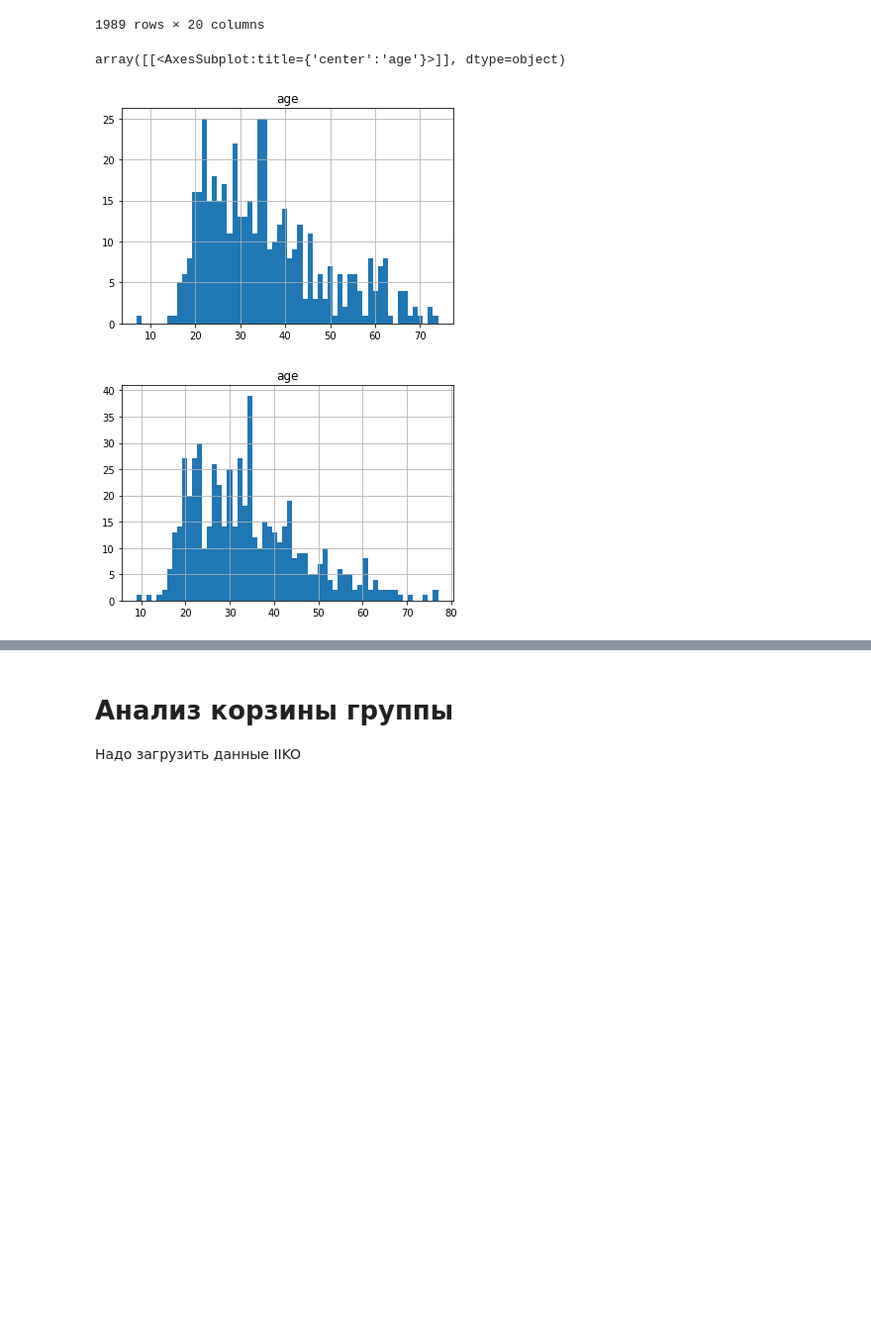
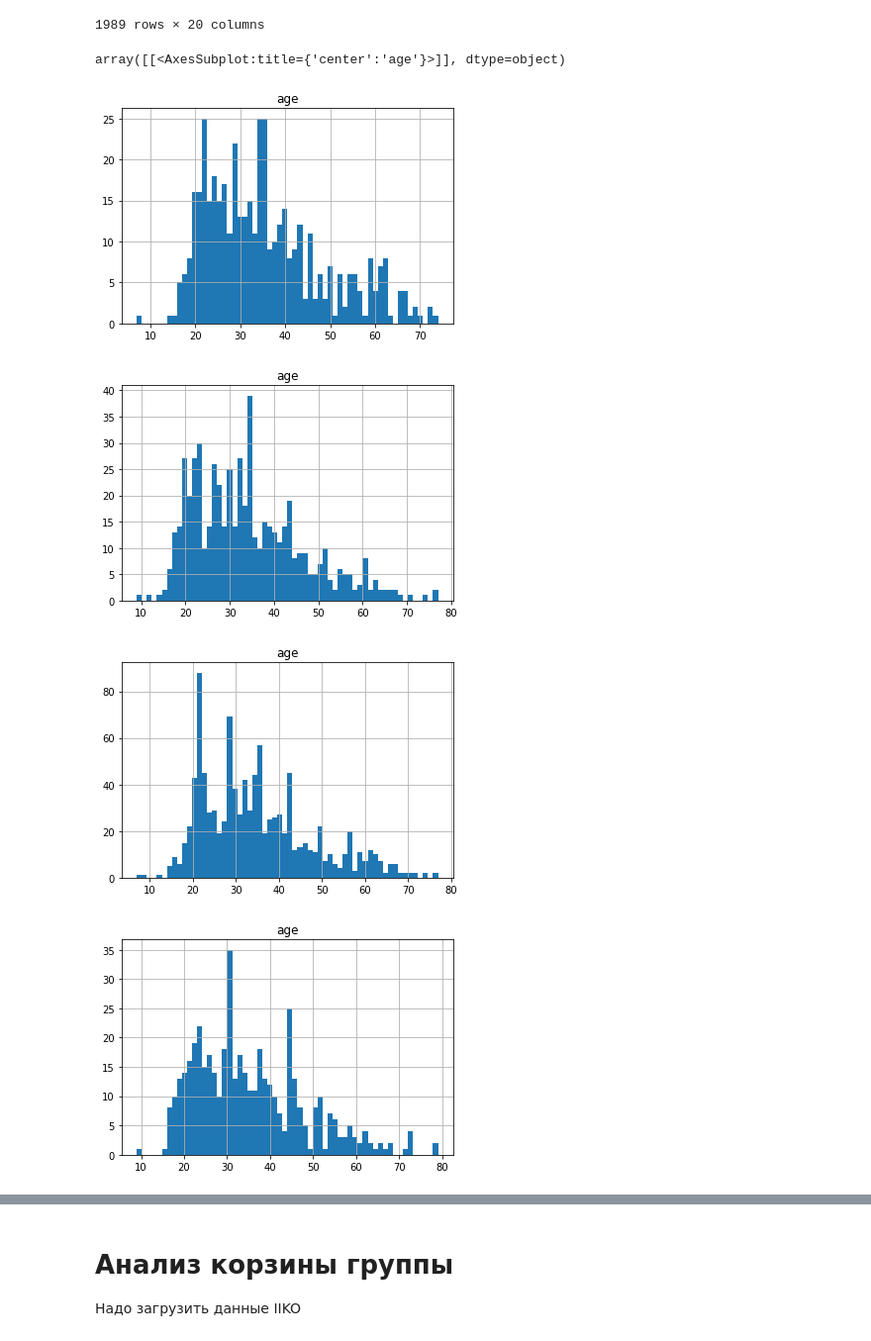
Before and after one commit to KeskilV/rb_udsiiko, a Jupyter notebook: ipynb/UDS_IIKO1.ipynb, the cells around one changed output, grey strips where cells are left out. Shown: that part at 99% size. Cells and saved outputs as stored; diff of their text form; code cells hidden in the pictures; blank space fills up the shorter version.

```diff
--- a/ipynb/UDS_IIKO1.ipynb
+++ b/ipynb/UDS_IIKO1.ipynb
@@ -996,7 +1037,12 @@ df_contacts.to_excel('контакты суперклиентов по ABC.xlsx'
 # %%
 pd.DataFrame.hist(df_contacts.loc[df_contacts['ABCОплата RUB']=='A1',['age']], bins=60)
 pd.DataFrame.hist(df_contacts.loc[df_contacts['ABCОплата RUB']=='A2',['age']], bins=60)
+pd.DataFrame.hist(df_contacts.loc[df_contacts['ABCОплата RUB'].isin(['A1','A2']),['age']], bins=60)
+pd.DataFrame.hist(df_contacts.loc[df_contacts['ABCОплата RUB']=='B',['age']], bins=60)
+pd.DataFrame.hist(df_contacts.loc[df_contacts['ABCОплата RUB']=='C',['age']], bins=60)
 # %% [output]
 array([[<AxesSubplot:title={'center':'age'}>]], dtype=object)
 [figure]
 [figure]
+[figure, added]
+[figure, added]
```
Also changed, not shown: parts of 46 cells of this notebook, 4 other files.
